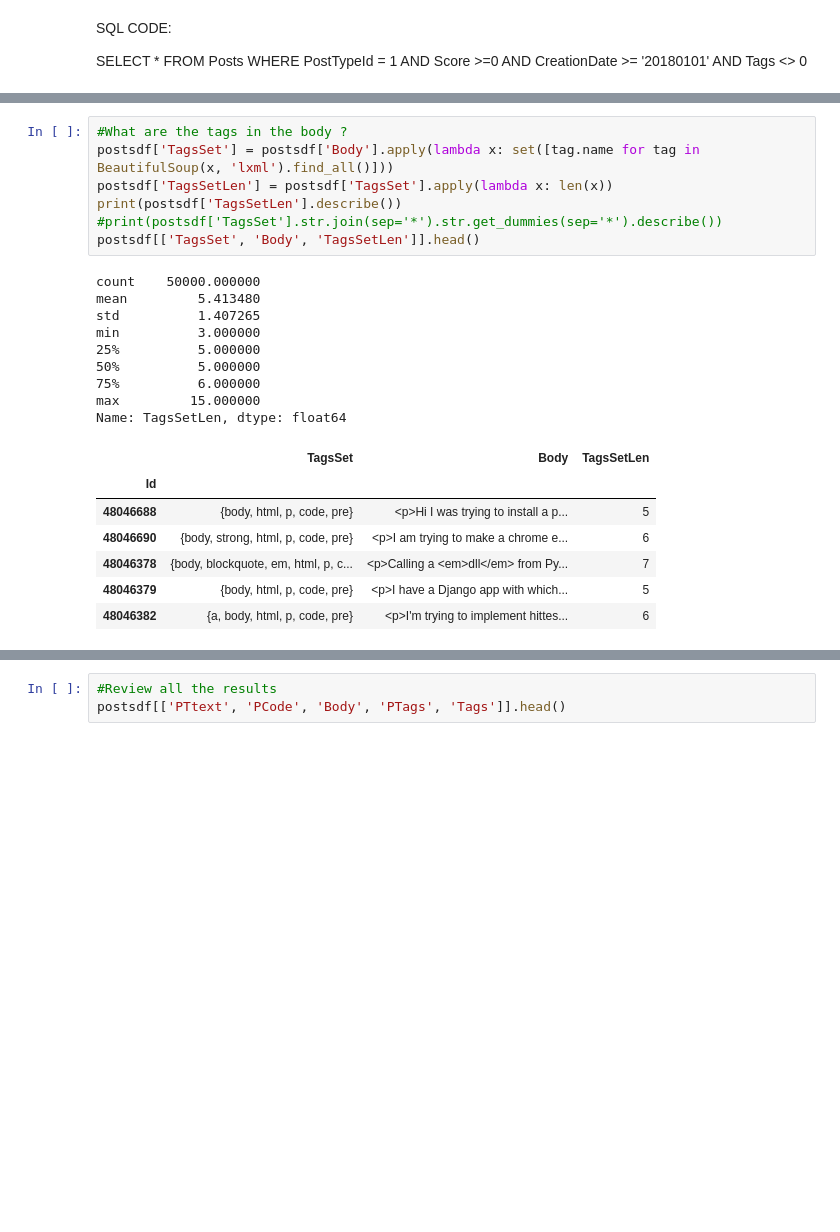
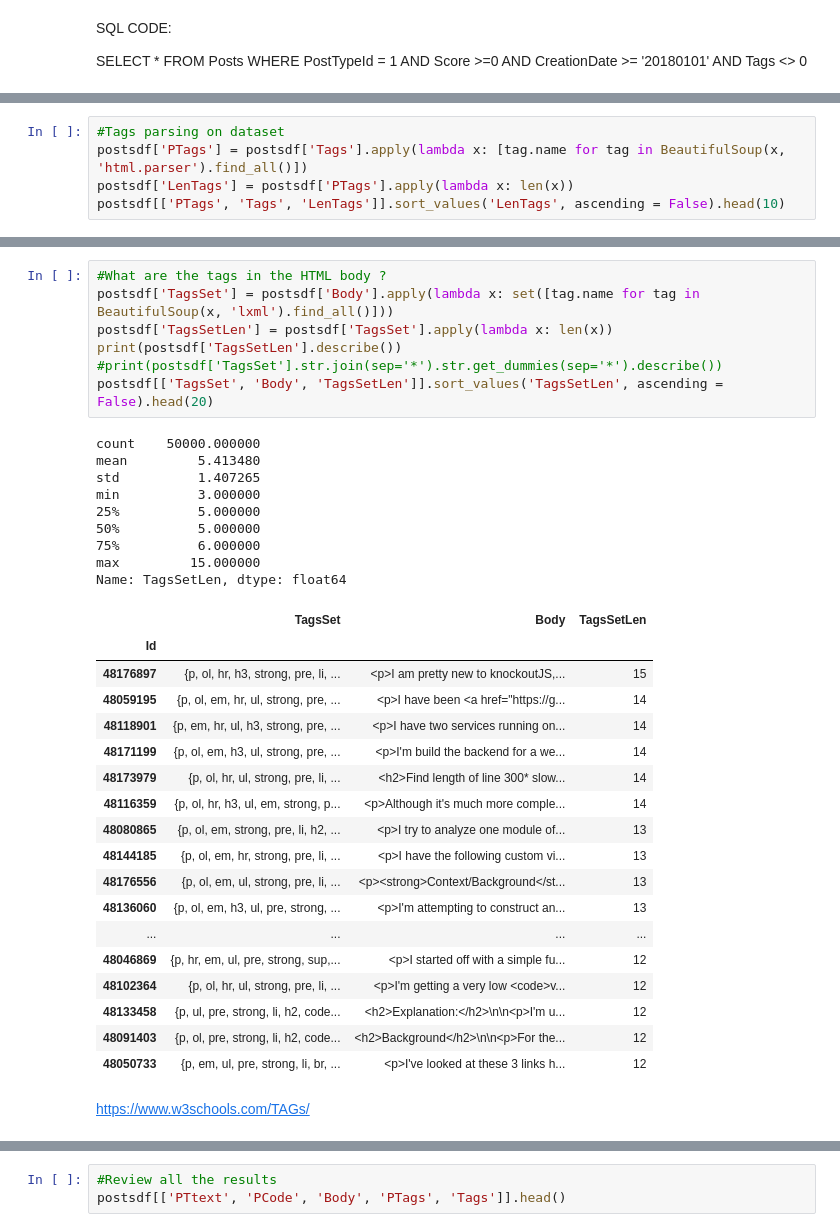
Before and after one commit to rudloffl/Tag-generator-Stackoverflow, a Jupyter notebook: Notebooks/A2 - posts exploration.ipynb, the cells around one changed output, grey strips where cells are left out. Drawn from its saved outputs; the diff is of its cells as text; blank space fills up the shorter version.

Commit message:
dataset creation work, tag cleaning

```diff
--- a/Notebooks/A2 - posts exploration.ipynb
+++ b/Notebooks/A2 - posts exploration.ipynb
@@ -49,0 +52,5 @@ postsdf[postsdf['PostTypeId'] !=1]
+# %%
+#Tags parsing on dataset
+postsdf['PTags'] = postsdf['Tags'].apply(lambda x: [tag.name for tag in BeautifulSoup(x, 'html.parser').find_all()])
+postsdf['LenTags'] = postsdf['PTags'].apply(lambda x: len(x))
+postsdf[['PTags', 'Tags', 'LenTags']].sort_values('LenTags', ascending = False).head(10)
@@ -50,25 +70,38 @@ postsdf[postsdf['PostTypeId'] !=1]
 # %%
-#What are the tags in the body ?
+#What are the tags in the HTML body ?
 postsdf['TagsSet'] = postsdf['Body'].apply(lambda x: set([tag.name for tag in BeautifulSoup(x, 'lxml').find_all()]))
 postsdf['TagsSetLen'] = postsdf['TagsSet'].apply(lambda x: len(x))
 print(postsdf['TagsSetLen'].describe())
 #print(postsdf['TagsSet'].str.join(sep='*').str.get_dummies(sep='*').describe())
-postsdf[['TagsSet', 'Body', 'TagsSetLen']].head()
+postsdf[['TagsSet', 'Body', 'TagsSetLen']].sort_values('TagsSetLen', ascending = False).head(20)
 # %% [output]
 count    50000.000000
 mean         5.413480
 std          1.407265
 min          3.000000
 25%          5.000000
 50%          5.000000
 75%          6.000000
 max         15.000000
 Name: TagsSetLen, dtype: float64
 |  | TagsSet | Body | TagsSetLen |
 | Id |  |  |  |
-| 48046688 | {body, html, p, code, pre} | <p>Hi I was trying to install a p... | 5 |
-| 48046690 | {body, strong, html, p, code, pre} | <p>I am trying to make a chrome e... | 6 |
-| 48046378 | {body, blockquote, em, html, p, c... | <p>Calling a <em>dll</em> from Py... | 7 |
-| 48046379 | {body, html, p, code, pre} | <p>I have a Django app with which... | 5 |
-| 48046382 | {a, body, html, p, code, pre} | <p>I'm trying to implement hittes... | 6 |
+| 48176897 | {p, ol, hr, h3, strong, pre, li, ... | <p>I am pretty new to knockoutJS,... | 15 |
+| 48059195 | {p, ol, em, hr, ul, strong, pre, ... | <p>I have been <a href="https://g... | 14 |
+| 48118901 | {p, em, hr, ul, h3, strong, pre, ... | <p>I have two services running on... | 14 |
+| 48171199 | {p, ol, em, h3, ul, strong, pre, ... | <p>I'm build the backend for a we... | 14 |
+| 48173979 | {p, ol, hr, ul, strong, pre, li, ... | <h2>Find length of line 300* slow... | 14 |
+| 48116359 | {p, ol, hr, h3, ul, em, strong, p... | <p>Although it's much more comple... | 14 |
+| 48080865 | {p, ol, em, strong, pre, li, h2, ... | <p>I try to analyze one module of... | 13 |
+| 48144185 | {p, ol, em, hr, strong, pre, li, ... | <p>I have the following custom vi... | 13 |
+| 48176556 | {p, ol, em, ul, strong, pre, li, ... | <p><strong>Context/Background</st... | 13 |
+| 48136060 | {p, ol, em, h3, ul, pre, strong, ... | <p>I'm attempting to construct an... | 13 |
+| ... | ... | ... | ... |
+| 48046869 | {p, hr, em, ul, pre, strong, sup,... | <p>I started off with a simple fu... | 12 |
+| 48102364 | {p, ol, hr, ul, strong, pre, li, ... | <p>I'm getting a very low <code>v... | 12 |
+| 48133458 | {p, ul, pre, strong, li, h2, code... | <h2>Explanation:</h2>\n\n<p>I'm u... | 12 |
+| 48091403 | {p, ol, pre, strong, li, h2, code... | <h2>Background</h2>\n\n<p>For the... | 12 |
+| 48050733 | {p, em, ul, pre, strong, li, br, ... | <p>I've looked at these 3 links h... | 12 |
+# %% [markdown]
+https://www.w3schools.com/TAGs/
 # %%
```
Also changed, not shown: parts of 38 cells of this notebook, 1 other file.
